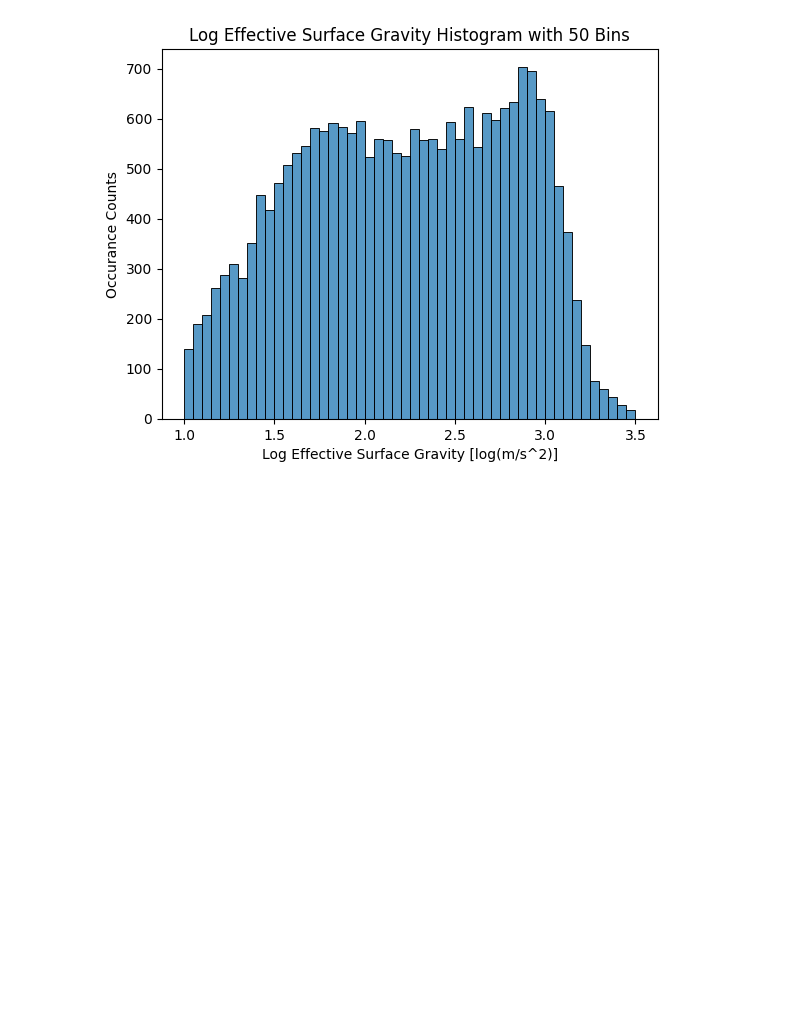
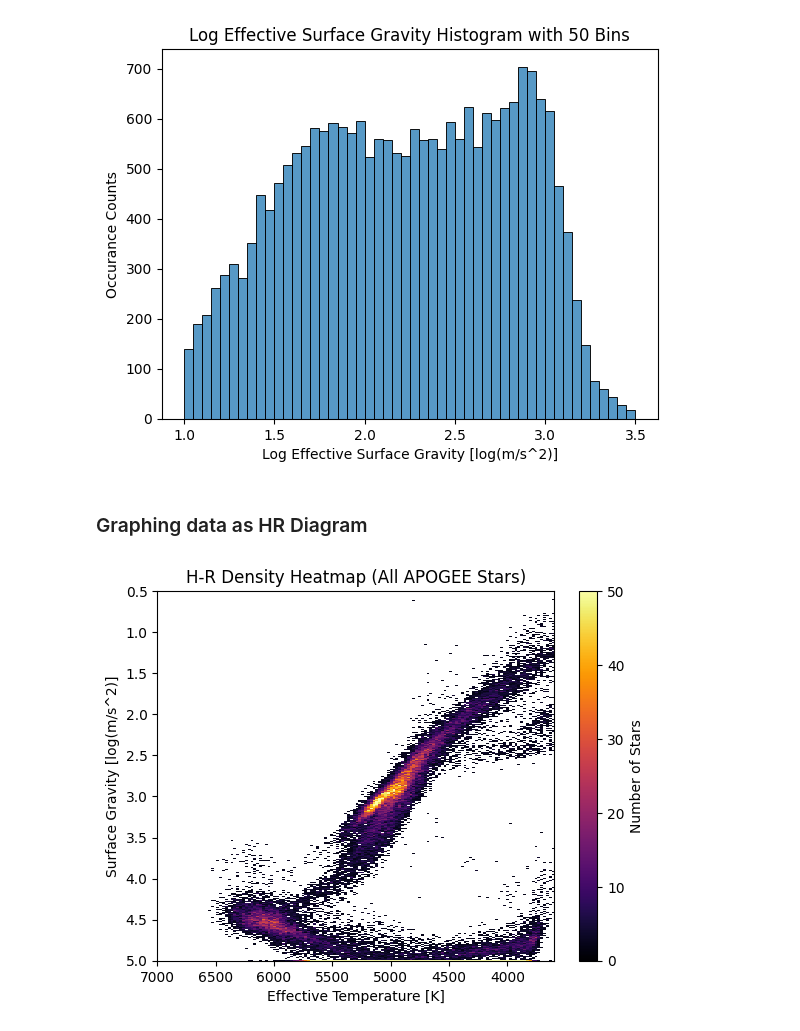
Before and after one commit to hjm46/Red_Giant_Classificaition_ML, a Jupyter notebook: metadata_eda.ipynb, the cells around one changed output. Drawn from its saved outputs; the diff is of its cells as text; code cells hidden in the pictures; blank space fills up the shorter version.

Commit message:
added HR graphs

```diff
--- a/metadata_eda.ipynb
+++ b/metadata_eda.ipynb
@@ -63,3 +63,26 @@ plt.ylabel("Occurance Counts")
 # %% [output]
 Text(0, 0.5, 'Occurance Counts')
 [figure]
+# %%
+df2 = pd.read_csv("allstar_processed_fixed.csv")
+# %% [markdown]
+### Graphing data as HR Diagram
+# %%
+sns.histplot(
+    data=df2, x="RV_TEFF", y="RV_LOGG",
+    bins=1500, pthresh=0.1, cmap="inferno", cbar=True,
+    cbar_kws={'label': 'Number of Stars'}, vmax=50
+)
+
+plt.gca().invert_xaxis()
+plt.gca().invert_yaxis()
+
+plt.xlabel('Effective Temperature [K]')
+plt.ylabel('Surface Gravity [log(m/s^2)]')
+plt.title('H-R Density Heatmap (All APOGEE Stars)')
+plt.xlim(7000, 3600)
+plt.ylim(5, 0.5)
+
+plt.show()
+# %% [output]
+[figure, added]
```
Also changed, not shown: parts of 4 cells of this notebook, 6 other files.
